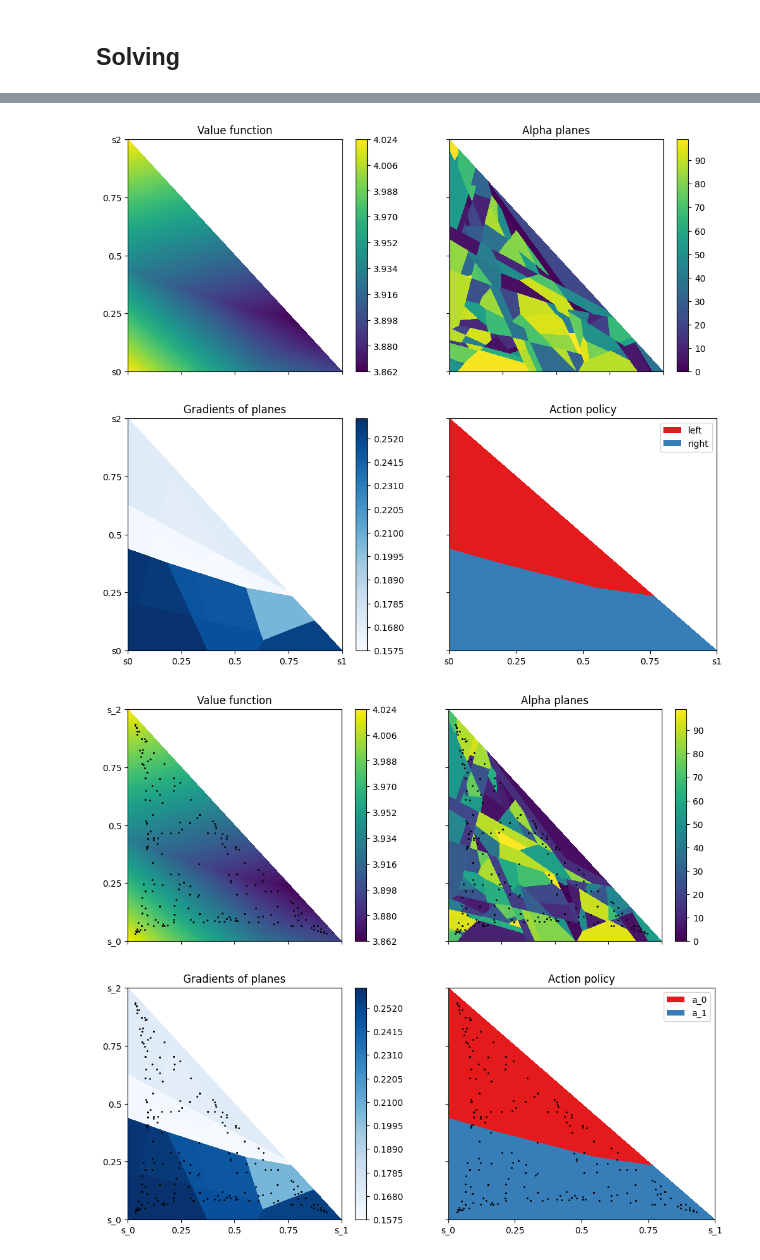
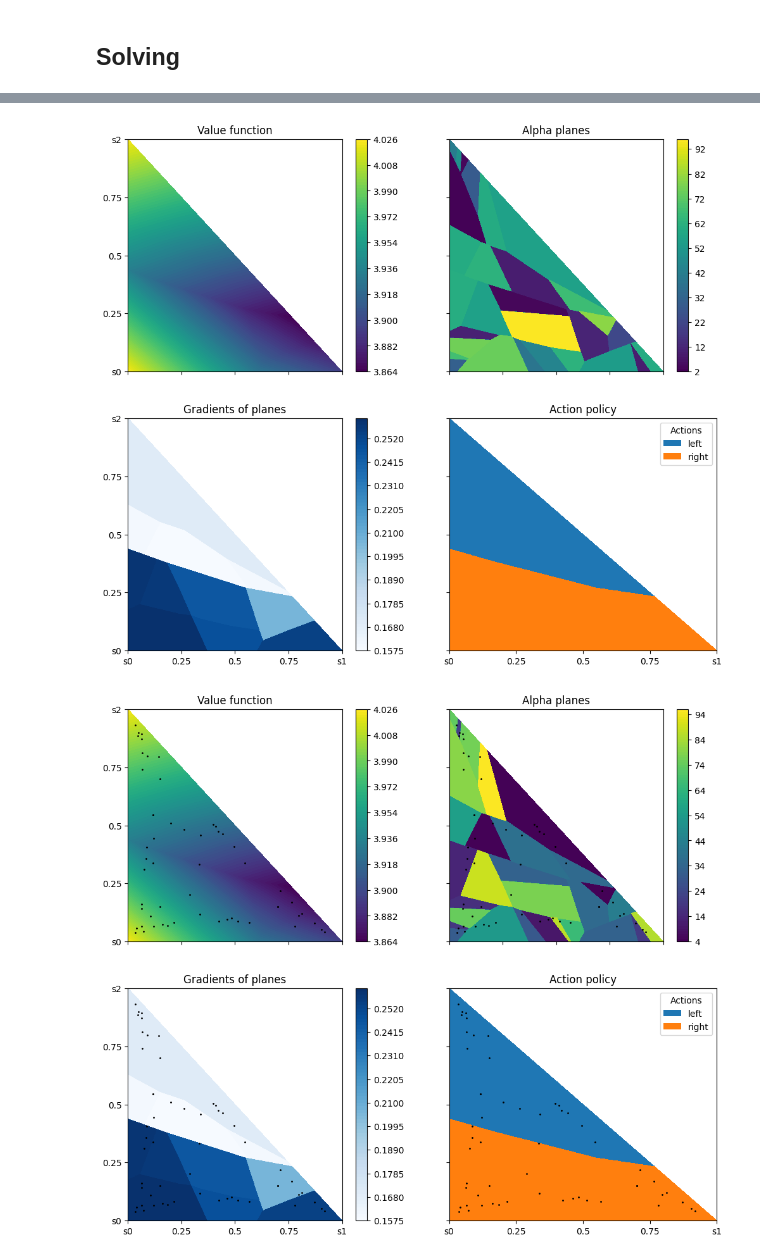
Before and after one commit to PimLb/POMDP_PBVI_Exploration, a Jupyter notebook: Experiments/3S_2A_Symmetrical.ipynb, the cells around one changed output, grey strips where cells are left out. Cells and saved outputs as stored; diff of their text form; code cells hidden in the pictures.

Commit message:
Improved plotting and updated experiment notebooks

```diff
--- a/Experiments/3S_2A_Symmetrical.ipynb
+++ b/Experiments/3S_2A_Symmetrical.ipynb
@@ -87,4 +87,10 @@ states = ['s0','s1','s2']
 actions = ['left', 'right']
 observations = ['s0', 's1', 's2']
 
-model = Model(states, actions, observations, transition_table, reward_table, observation_table, probabilistic_rewards=True)
+model = Model(states=states,
+              actions=actions,
+              observations=observations,
+              transitions=transition_table,
+              rewards=reward_table,
+              observation_table=observation_table,
+              rewards_are_probabilistic=True)
@@ -93,7 +118,7 @@ model = Model(states, actions, observations, transition_table, reward_table, obs
 # %%
 solver = PBVI_Solver()
 # %%
-value_function, solve_history = solver.solve(model,8,4)
+value_function, solve_history = solver.solve(model,8,4,history_tracking_level=2)
 # %%
 solve_history.plot_belief_set(10)
 # %% [output]
@@ -121,8 +126,8 @@ value_function
 # %%
 solve_history.plot_solution(3, plot_belief=False)
 # %% [output]
-[figure, old version]
+[figure, new version]
 # %%
-value_function.plot(3, belief_set=solve_history.explored_beliefs)
+value_function.plot(as_grid=False, size=3, belief_set=solve_history.explored_beliefs)
 # %% [output]
-[figure, old version]
+[figure, new version]
```
Also changed, not shown: parts of 3 cells of this notebook, 7 other files.
